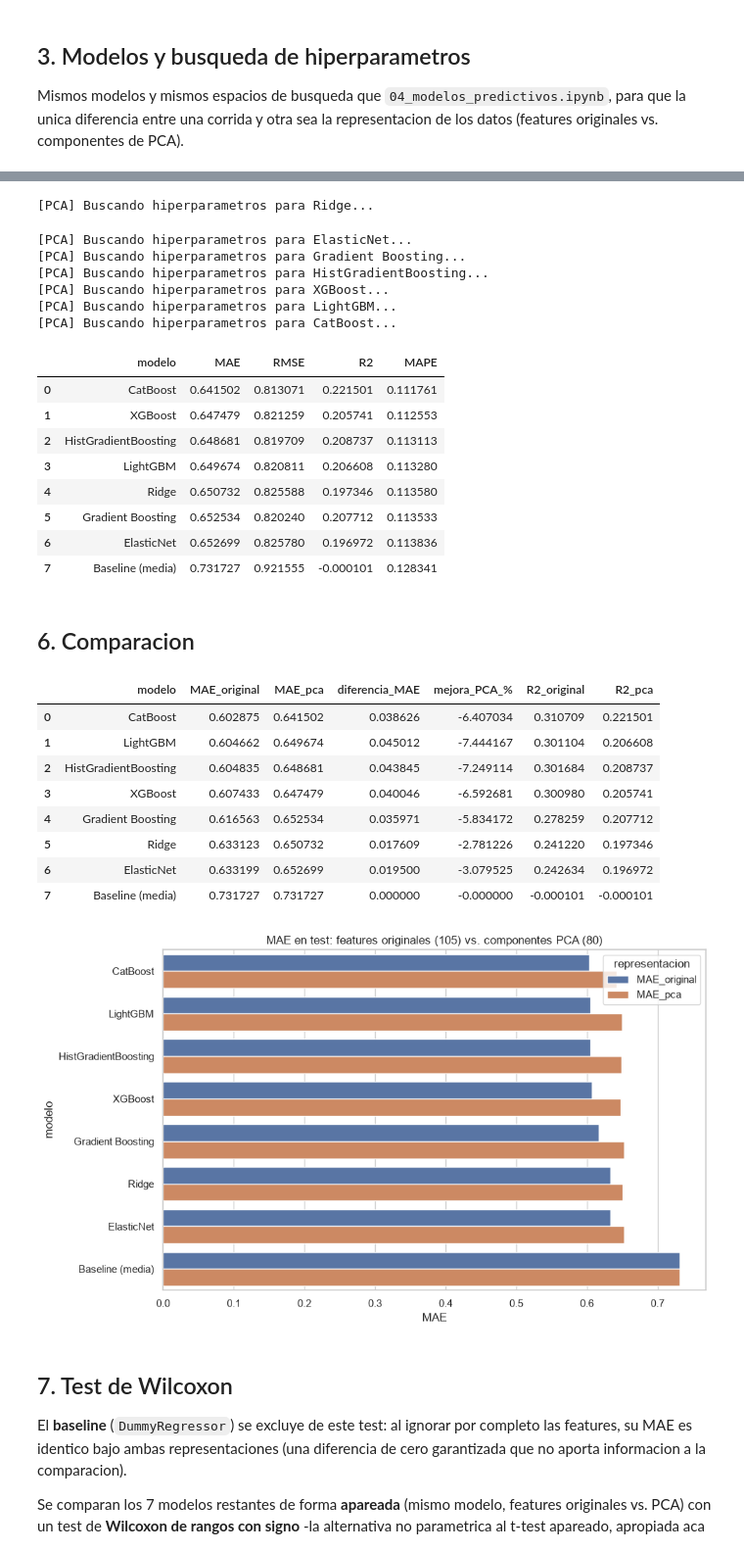
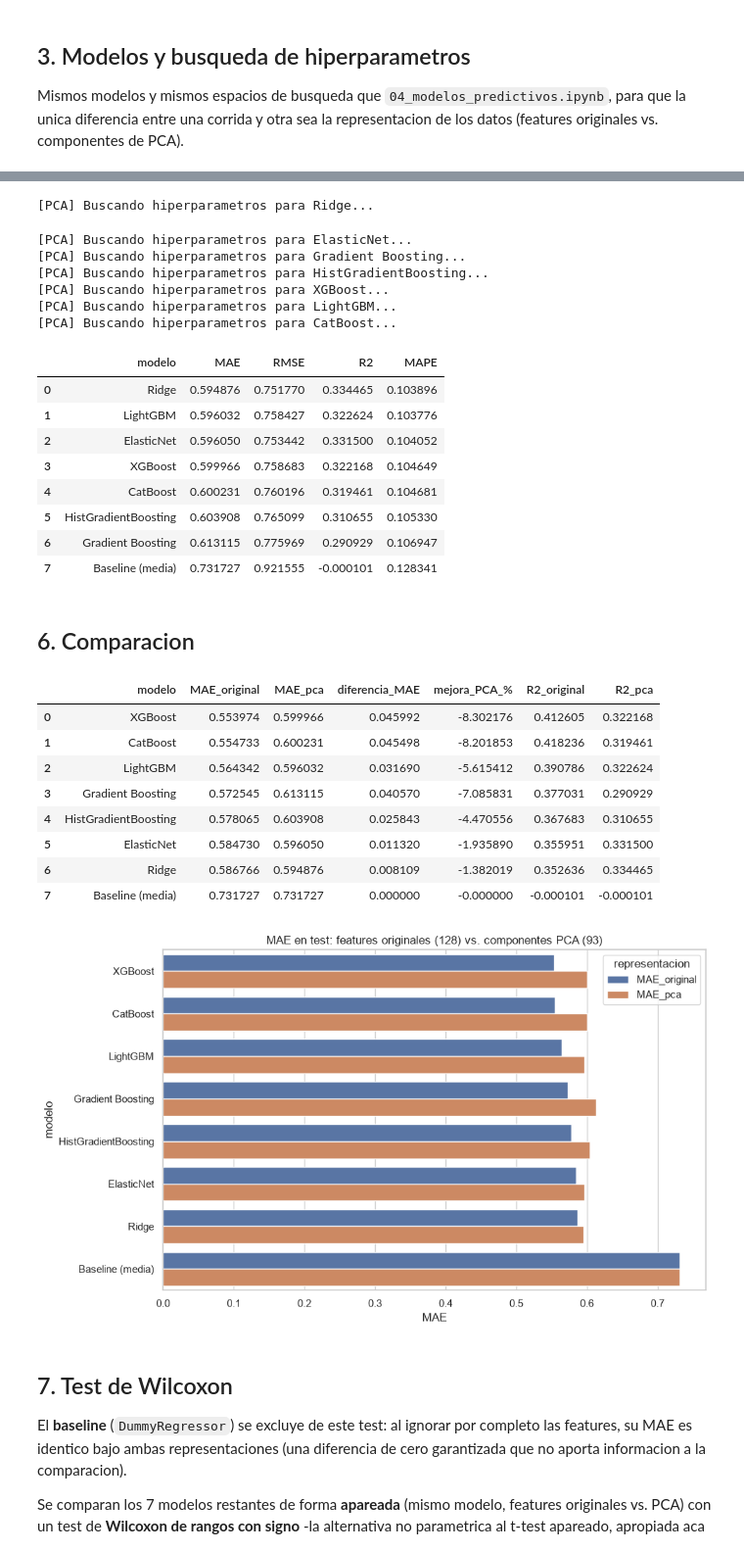
Before and after one commit to LeonardoGastaldo/Pochoclo-Predict, a Jupyter notebook: notebooks/05_pca_vs_original.ipynb, the cells around one changed output, grey strips where cells are left out. Shown at 98% size. Cells and saved outputs as stored; diff of their text form; code cells hidden in the pictures.

```diff
--- a/notebooks/05_pca_vs_original.ipynb
+++ b/notebooks/05_pca_vs_original.ipynb
@@ -59,7 +60,7 @@ from src import paths
 pd.set_option("display.max_columns", None)
 sns.set_theme(style="whitegrid")
 RANDOM_STATE = 42
-N_COMPONENTES_PCA = 80  # hallado en NB03: explica ~90% de la varianza
+VARIANZA_PCA = 0.90  # se usan las componentes minimas que explican este % de la varianza
 
 # Este notebook entrena los 7 modelos DOS veces (features originales y PCA),
 # el doble de trabajo que NB04. Para que la corrida completa siga siendo
@@ -102,9 +104,11 @@ scaler_pca = StandardScaler().fit(X_train)
 X_train_std = scaler_pca.transform(X_train)
 X_test_std = scaler_pca.transform(X_test)
 
-pca = PCA(n_components=N_COMPONENTES_PCA, random_state=RANDOM_STATE)
+pca = PCA(n_components=VARIANZA_PCA, random_state=RANDOM_STATE)
 X_train_pca = pd.DataFrame(pca.fit_transform(X_train_std), index=X_train.index)
 X_test_pca = pd.DataFrame(pca.transform(X_test_std), index=X_test.index)
 
-print(f"Varianza explicada por las {N_COMPONENTES_PCA} componentes (ajustadas solo en train): {pca.explained_variance_ratio_.sum():.1%}")
+N_COMPONENTES_PCA = pca.n_components_
+print(f"Componentes elegidas: {N_COMPONENTES_PCA} de {X_train.shape[1]} features originales "
+f"(varianza explicada en train: {pca.explained_variance_ratio_.sum():.1%})")
 # %% [output]
@@ -247,13 +251,13 @@ resultados_pca.sort_values("MAE").reset_index(drop=True)
 [PCA] Buscando hiperparametros para LightGBM...
 [PCA] Buscando hiperparametros para CatBoost...
 |  | modelo | MAE | RMSE | R2 | MAPE |
-| 0 | CatBoost | 0.641502 | 0.813071 | 0.221501 | 0.111761 |
-| 1 | XGBoost | 0.647479 | 0.821259 | 0.205741 | 0.112553 |
-| 2 | HistGradientBoosting | 0.648681 | 0.819709 | 0.208737 | 0.113113 |
-| 3 | LightGBM | 0.649674 | 0.820811 | 0.206608 | 0.113280 |
-| 4 | Ridge | 0.650732 | 0.825588 | 0.197346 | 0.113580 |
-| 5 | Gradient Boosting | 0.652534 | 0.820240 | 0.207712 | 0.113533 |
-| 6 | ElasticNet | 0.652699 | 0.825780 | 0.196972 | 0.113836 |
+| 0 | Ridge | 0.594876 | 0.751770 | 0.334465 | 0.103896 |
+| 1 | LightGBM | 0.596032 | 0.758427 | 0.322624 | 0.103776 |
+| 2 | ElasticNet | 0.596050 | 0.753442 | 0.331500 | 0.104052 |
+| 3 | XGBoost | 0.599966 | 0.758683 | 0.322168 | 0.104649 |
+| 4 | CatBoost | 0.600231 | 0.760196 | 0.319461 | 0.104681 |
+| 5 | HistGradientBoosting | 0.603908 | 0.765099 | 0.310655 | 0.105330 |
+| 6 | Gradient Boosting | 0.613115 | 0.775969 | 0.290929 | 0.106947 |
 | 7 | Baseline (media) | 0.731727 | 0.921555 | -0.000101 | 0.128341 |
 # %% [markdown]
 ## 6. Comparacion
@@ -269,24 +273,24 @@ comparacion = comparacion.sort_values("MAE_original")[
 comparacion
 # %% [output]
 |  | modelo | MAE_original | MAE_pca | diferencia_MAE | mejora_PCA_% | R2_original | R2_pca |
-| 0 | CatBoost | 0.602875 | 0.641502 | 0.038626 | -6.407034 | 0.310709 | 0.221501 |
-| 1 | LightGBM | 0.604662 | 0.649674 | 0.045012 | -7.444167 | 0.301104 | 0.206608 |
-| 2 | HistGradientBoosting | 0.604835 | 0.648681 | 0.043845 | -7.249114 | 0.301684 | 0.208737 |
-| 3 | XGBoost | 0.607433 | 0.647479 | 0.040046 | -6.592681 | 0.300980 | 0.205741 |
-| 4 | Gradient Boosting | 0.616563 | 0.652534 | 0.035971 | -5.834172 | 0.278259 | 0.207712 |
-| 5 | Ridge | 0.633123 | 0.650732 | 0.017609 | -2.781226 | 0.241220 | 0.197346 |
-| 6 | ElasticNet | 0.633199 | 0.652699 | 0.019500 | -3.079525 | 0.242634 | 0.196972 |
+| 0 | XGBoost | 0.553974 | 0.599966 | 0.045992 | -8.302176 | 0.412605 | 0.322168 |
+| 1 | CatBoost | 0.554733 | 0.600231 | 0.045498 | -8.201853 | 0.418236 | 0.319461 |
+| 2 | LightGBM | 0.564342 | 0.596032 | 0.031690 | -5.615412 | 0.390786 | 0.322624 |
+| 3 | Gradient Boosting | 0.572545 | 0.613115 | 0.040570 | -7.085831 | 0.377031 | 0.290929 |
+| 4 | HistGradientBoosting | 0.578065 | 0.603908 | 0.025843 | -4.470556 | 0.367683 | 0.310655 |
+| 5 | ElasticNet | 0.584730 | 0.596050 | 0.011320 | -1.935890 | 0.355951 | 0.331500 |
+| 6 | Ridge | 0.586766 | 0.594876 | 0.008109 | -1.382019 | 0.352636 | 0.334465 |
 | 7 | Baseline (media) | 0.731727 | 0.731727 | 0.000000 | -0.000000 | -0.000101 | -0.000101 |
 # %%
 fig, ax = plt.subplots(figsize=(10, 6))
 comparacion_larga = comparacion.melt(id_vars="modelo", value_vars=["MAE_original", "MAE_pca"],
                                       var_name="representacion", value_name="MAE")
 sns.barplot(data=comparacion_larga, x="MAE", y="modelo", hue="representacion", ax=ax, orient="h")
-ax.set_title("MAE en test: features originales (105) vs. componentes PCA (80)")
+ax.set_title(f"MAE en test: features originales ({X_train.shape[1]}) vs. componentes PCA ({N_COMPONENTES_PCA})")
 plt.tight_layout()
 plt.show()
 # %% [output]
-[figure, old version]
+[figure, new version]
 # %% [markdown]
 ## 7. Test de Wilcoxon
 
```
Also changed, not shown: parts of 8 cells of this notebook, 3 other files.
